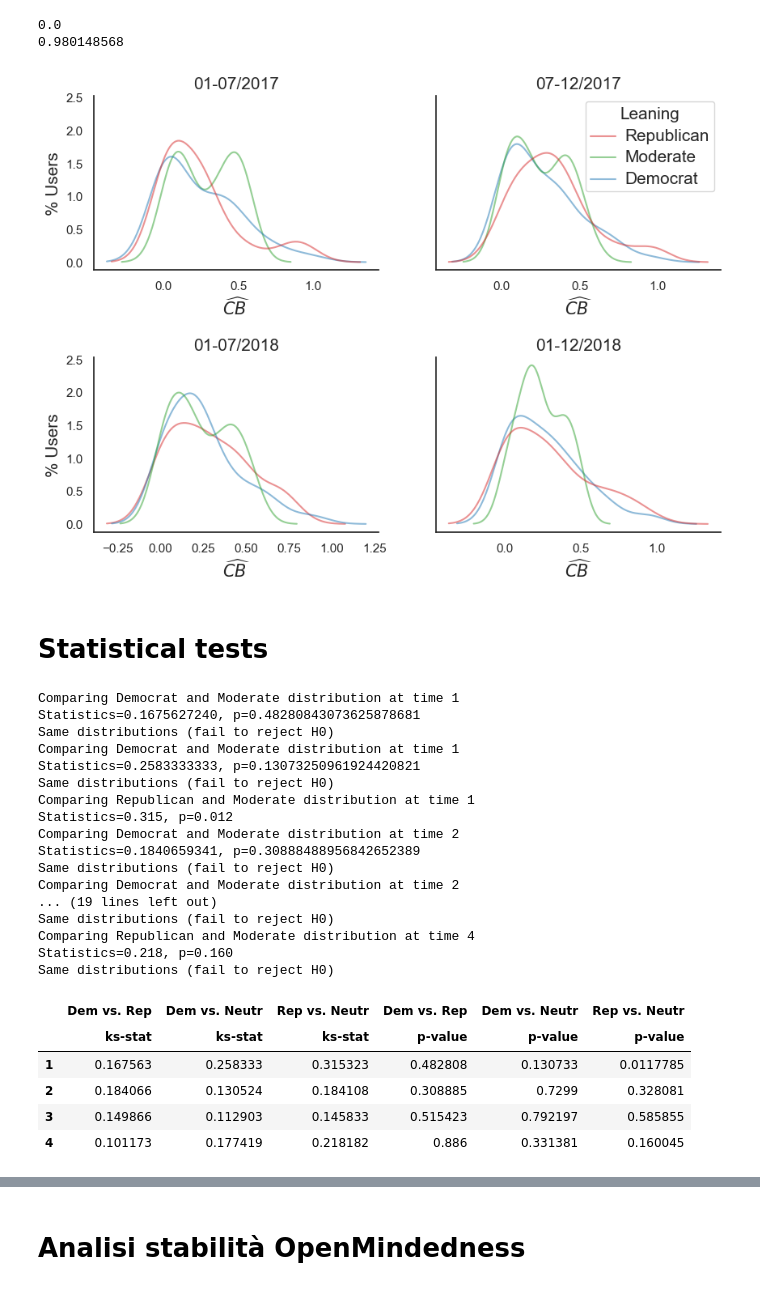
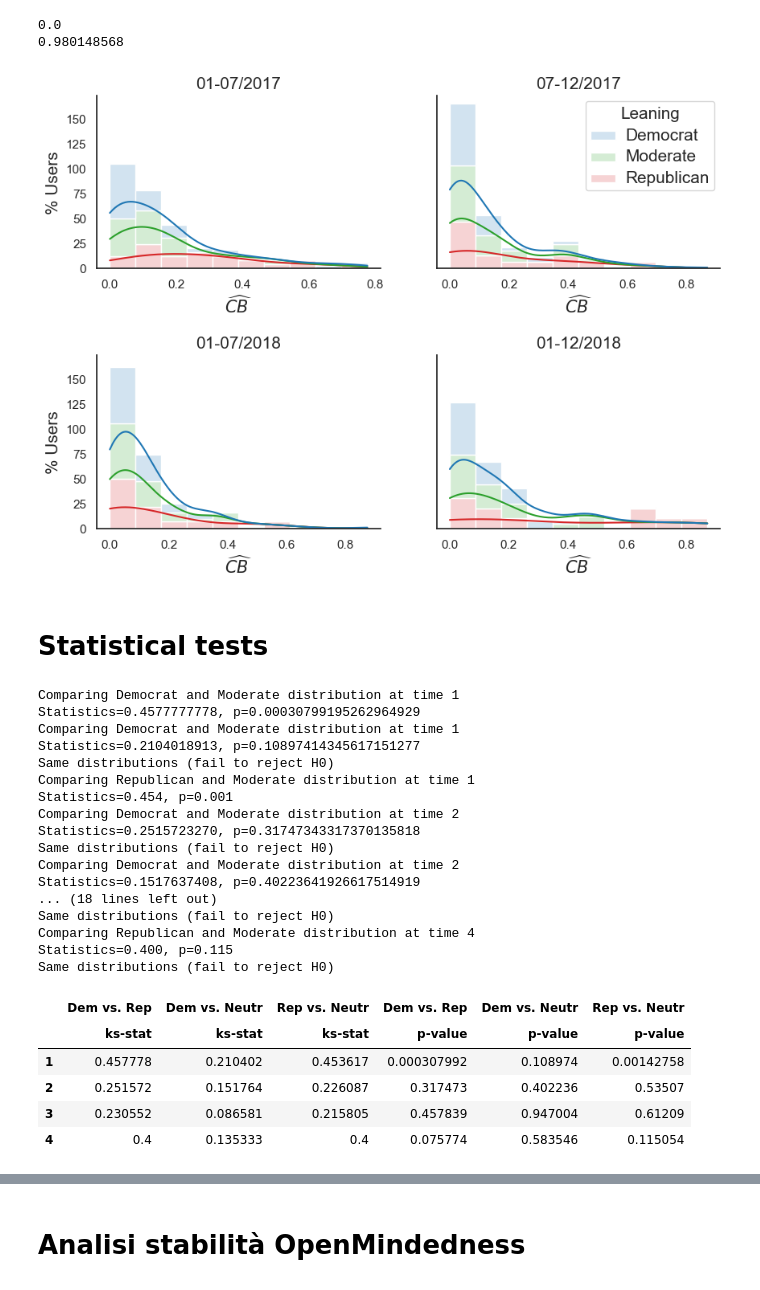
Before and after one commit to ValentinaPansanella/openmindedness-gunminpol, a Jupyter notebook: openMindednessPlots_gruncontrol.ipynb, the cells around one changed output, grey strips where cells are left out. Cells and saved outputs as stored; diff of their text form; code cells hidden in the pictures.

```diff
--- a/openMindednessPlots_gruncontrol.ipynb
+++ b/openMindednessPlots_gruncontrol.ipynb
@@ -57,13 +122,14 @@ g.set_xticklabels(labels=['01-07/2017', '07-12/2017', '01-07/2018', '01-12/2018'
 # %%
 sns.set()
 sns.set_style("whitegrid", rc={'axes.spines.right': False, 'axes.spines.top': False, 'figure.dpi':600, 'axes.xmargin': 0.15})
-fig, ax = plt.subplots(figsize=(17,5))
-g = sns.violinplot(x="timestamp", y="openMindedness", data=data[data['orientation']=='Republican'], palette=['r'], alpha=0.6, linewidth=1.8, ax=ax)
+fig, ax = plt.subplots(figsize=(20,5))
+g = sns.violinplot(x="timestamp", y="openMindedness", data=df[df['dataset']=='politics'], hue='orientation', palette=['tab:blue', 'tab:green', 'tab:red'], hue_order = ['Democrat', 'Moderate', 'Republican'], alpha=0.6, linewidth=1.8, ax=ax, cut = 0, common_norm = False)
+g.set_xticks(ticks=[0, 1, 2, 3])
+g.set_yticks(ticks=[0.0, 0.1, 0.2, 0.3, 0.4, 0.5, 0.6, 0.7, 0.8, 0.9, 1.0])
+g.set_xticklabels(labels=['01-07/2017', '07-12/2017', '01-07/2018', '01-12/2018'], fontdict={'horizontalalignment': 'center'}, fontsize=20)
+g.tick_params(axis='y', labelsize=20)
 g.set_xlabel("")
-g.set_ylabel(r"$\widehat{CB}$", fontsize = 20)
-g.set_xticks(ticks=[0, 1, 2, 3])
-g.set_xticklabels(labels=['01-07/2017', '07-12/2017', '01-07/2018', '01-12/2018'], fontdict={'horizontalalignment': 'center'})
-
+g.set_ylabel(r"$\widehat{CB}$", fontsize = 25)
 # g.set_xticks(ticks=[0,5,11,17])
 # g.set_xticklabels(labels=['05-06/2018', '10-11/2018', '04-05/2019', '10-11/2019'], fontdict={'horizontalalignment': 'center'})
 # g.set_xlim(left=-1.5, right=19.5)
@@ -76,13 +138,0 @@ g.set_xticklabels(labels=['01-07/2017', '07-12/2017', '01-07/2018', '01-12/2018'
-# %%
-sns.set()
-sns.set_style("whitegrid", rc={'axes.spines.right': False, 'axes.spines.top': False, 'figure.dpi':600, 'axes.xmargin': 0.15})
-fig, ax = plt.subplots(figsize=(17,5))
-g = sns.violinplot(x="timestamp", y="openMindedness", data=data[data['orientation']=='Moderate'], palette=['g'], alpha=0.6, linewidth=1.8, ax=ax)
-g.set_xlabel("")
-g.set_ylabel(r"$\widehat{CB}$", fontsize = 20)
-g.set_xticks(ticks=[0, 1, 2, 3])
-g.set_xticklabels(labels=['01-07/2017', '07-12/2017', '01-07/2018', '01-12/2018'], fontdict={'horizontalalignment': 'center'})
-
-# g.set_xticks(ticks=[0,5,11,17])
-# g.set_xticklabels(labels=['05-06/2018', '10-11/2018', '04-05/2019', '10-11/2019'], fontdict={'horizontalalignment': 'center'})
-# g.set_xlim(left=-1.5, right=19.5)
@@ -101,41 +145,43 @@ print(max(df.openMindedness))
 # %%
 import numpy as np
 labels=np.array([['01-07/2017', '07-12/2017'], ['01-07/2018', '01-12/2018']])
+# %%
+    data = df[df['dataset']=="politics"]
 # %%
 import seaborn as sns
 palette = {
     'Democrat': 'tab:blue',
     'Moderate': 'tab:green',
     'Republican': 'tab:red',
 }
 sns.set_style("white", rc={'axes.spines.right': False, 'axes.spines.top': False, 'figure.dpi':600, 'axes.xmargin': 0.15, 'xtick.labelsize': 'x-large'})
 fig, axes = plt.subplots(nrows=2, ncols=2, figsize=(10, 7), sharey=True)
 i = 0
 j = 0
 for timestamp in list(df.timestamp.unique()):
     tmp = data[data['timestamp']==timestamp]
-    g = sns.kdeplot(data=tmp, x='openMindedness', hue='orientation', palette=palette, ax=axes[i, j], alpha=0.5, common_norm=False)
+    g = sns.histplot(data=tmp, x='openMindedness', hue='orientation', hue_order=['Democrat', 'Moderate', 'Republican'], bins=10, stat='percent', palette=palette, ax=axes[i, j], alpha=0.2, common_norm=False, fill=True, kde=True, multiple="stack")
     g.set_ylabel("% Users", fontsize = 15)
     g.set_xlabel(r"$\widehat{CB}$", fontsize = 15)
     g.set_title(f'{labels[i,j]}', fontsize = 15)
 #     g.set_xticklabels(labels=[-0.2, 0.0, 0.2, 0.4, 0.6, 0.8], fontsize=15)
     # yticklabels = g.get_yticks()
     # g.set_yticklabels(labels = yticklabels, fontsize=15)
     plt.setp(g.get_legend().get_texts(), fontsize='15') # for legend text
     plt.setp(g.get_legend().get_title(), fontsize='15') # for legend text
     plt.subplots_adjust(hspace=0.5)
     if j < 1 or i > 0:
         g.legend_.remove()
     else:
         axes[i,j].legend_.set_title("Leaning")
     j += 1
     if j % 2 == 0:
         i+=1
         j = 0
 plt.show()
 plt.close()
 # %% [output]
-[figure, old version]
+[figure, new version]
 # %% [markdown]
 # Statistical tests
 # %%
@@ -186,21 +232,21 @@ for timestamp in list(data.timestamp.unique()):
     # data.append(to_append)
 # %% [output]
 Comparing Democrat and Moderate distribution at time 1
-Statistics=0.1675627240, p=0.48280843073625878681
-Same distributions (fail to reject H0)
+Statistics=0.4577777778, p=0.00030799195262964929
 Comparing Democrat and Moderate distribution at time 1
-Statistics=0.2583333333, p=0.13073250961924420821
+Statistics=0.2104018913, p=0.10897414345617151277
 Same distributions (fail to reject H0)
 Comparing Republican and Moderate distribution at time 1
-Statistics=0.315, p=0.012
+Statistics=0.454, p=0.001
 Comparing Democrat and Moderate distribution at time 2
-Statistics=0.1840659341, p=0.30888488956842652389
+Statistics=0.2515723270, p=0.31747343317370135818
 Same distributions (fail to reject H0)
 Comparing Democrat and Moderate distribution at time 2
-... (19 lines left out)
+Statistics=0.1517637408, p=0.40223641926617514919
+... (18 lines left out)
 Same distributions (fail to reject H0)
 Comparing Republican and Moderate distribution at time 4
-Statistics=0.218, p=0.160
+Statistics=0.400, p=0.115
 Same distributions (fail to reject H0)
 # %%
 stattest_df.to_csv('statistical_tests.csv')
@@ -209,10 +255,10 @@ stattest_df
 # %% [output]
 |  | Dem vs. Rep | Dem vs. Neutr | Rep vs. Neutr | Dem vs. Rep | Dem vs. Neutr | Rep vs. Neutr |
 |  | ks-stat | ks-stat | ks-stat | p-value | p-value | p-value |
-| 1 | 0.167563 | 0.258333 | 0.315323 | 0.482808 | 0.130733 | 0.0117785 |
-| 2 | 0.184066 | 0.130524 | 0.184108 | 0.308885 | 0.7299 | 0.328081 |
-| 3 | 0.149866 | 0.112903 | 0.145833 | 0.515423 | 0.792197 | 0.585855 |
-| 4 | 0.101173 | 0.177419 | 0.218182 | 0.886 | 0.331381 | 0.160045 |
+| 1 | 0.457778 | 0.210402 | 0.453617 | 0.000307992 | 0.108974 | 0.00142758 |
+| 2 | 0.251572 | 0.151764 | 0.226087 | 0.317473 | 0.402236 | 0.53507 |
+| 3 | 0.230552 | 0.086581 | 0.215805 | 0.457839 | 0.947004 | 0.61209 |
+| 4 | 0.4 | 0.135333 | 0.4 | 0.075774 | 0.583546 | 0.115054 |
 # %%
 from scipy.stats import ks_2samp
 for timestamp in list(data.timestamp.unique()):
```
Also changed, not shown: parts of 26 cells of this notebook, 11 other files.
